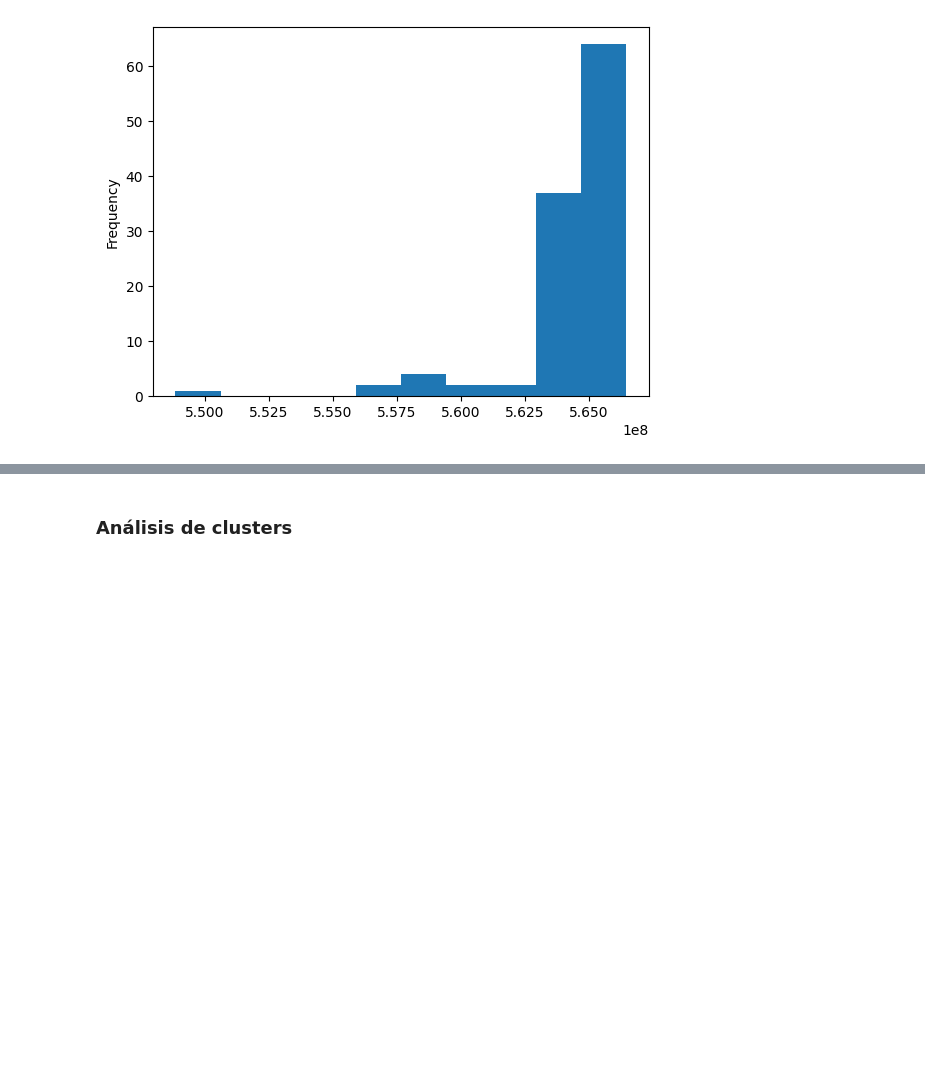
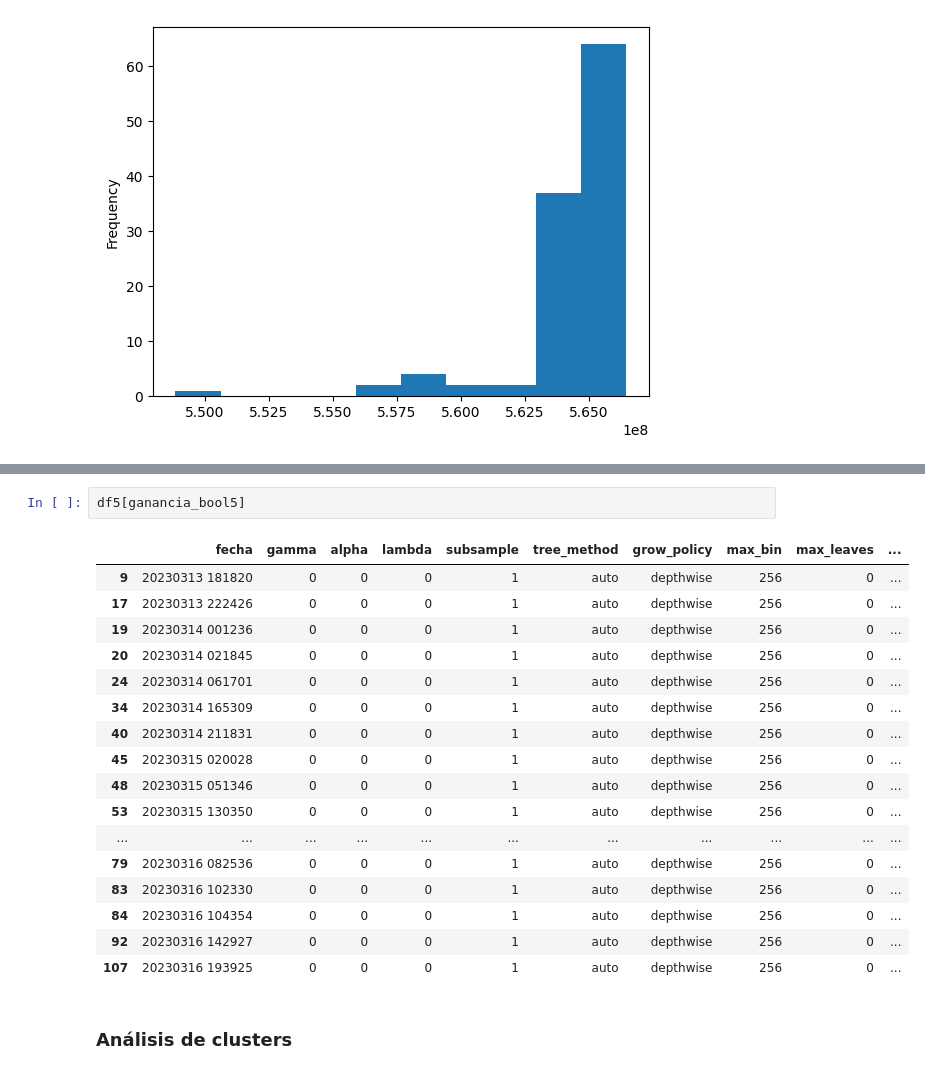
Before and after one commit to Ignacio-Ibarra/mastercard_churning, a Jupyter notebook: eval_BO/eval_BO.ipynb, the cells around one changed output, grey strips where cells are left out. Saved outputs shown, nothing was run; the diff lists cells and outputs as text; blank space fills up the shorter version.

```diff
--- a/eval_BO/eval_BO.ipynb
+++ b/eval_BO/eval_BO.ipynb
@@ -500,3 +527,23 @@ plt.show()
+# %%
+df5[ganancia_bool5]
+# %% [output]
+|  | fecha | gamma | alpha | lambda | subsample | tree_method | grow_policy | max_bin | max_leaves | ... |
+| 9 | 20230313 181820 | 0 | 0 | 0 | 1 | auto | depthwise | 256 | 0 | ... |
+| 17 | 20230313 222426 | 0 | 0 | 0 | 1 | auto | depthwise | 256 | 0 | ... |
+| 19 | 20230314 001236 | 0 | 0 | 0 | 1 | auto | depthwise | 256 | 0 | ... |
+| 20 | 20230314 021845 | 0 | 0 | 0 | 1 | auto | depthwise | 256 | 0 | ... |
+| 24 | 20230314 061701 | 0 | 0 | 0 | 1 | auto | depthwise | 256 | 0 | ... |
+| 34 | 20230314 165309 | 0 | 0 | 0 | 1 | auto | depthwise | 256 | 0 | ... |
+| 40 | 20230314 211831 | 0 | 0 | 0 | 1 | auto | depthwise | 256 | 0 | ... |
+| 45 | 20230315 020028 | 0 | 0 | 0 | 1 | auto | depthwise | 256 | 0 | ... |
+| 48 | 20230315 051346 | 0 | 0 | 0 | 1 | auto | depthwise | 256 | 0 | ... |
+| 53 | 20230315 130350 | 0 | 0 | 0 | 1 | auto | depthwise | 256 | 0 | ... |
+| ... | ... | ... | ... | ... | ... | ... | ... | ... | ... | ... |
+| 79 | 20230316 082536 | 0 | 0 | 0 | 1 | auto | depthwise | 256 | 0 | ... |
+| 83 | 20230316 102330 | 0 | 0 | 0 | 1 | auto | depthwise | 256 | 0 | ... |
+| 84 | 20230316 104354 | 0 | 0 | 0 | 1 | auto | depthwise | 256 | 0 | ... |
+| 92 | 20230316 142927 | 0 | 0 | 0 | 1 | auto | depthwise | 256 | 0 | ... |
+| 107 | 20230316 193925 | 0 | 0 | 0 | 1 | auto | depthwise | 256 | 0 | ... |
 # %% [markdown]
 ### Análisis de clusters
 # %%
```
Also changed, not shown: parts of 5 cells of this notebook, 1 other file.
